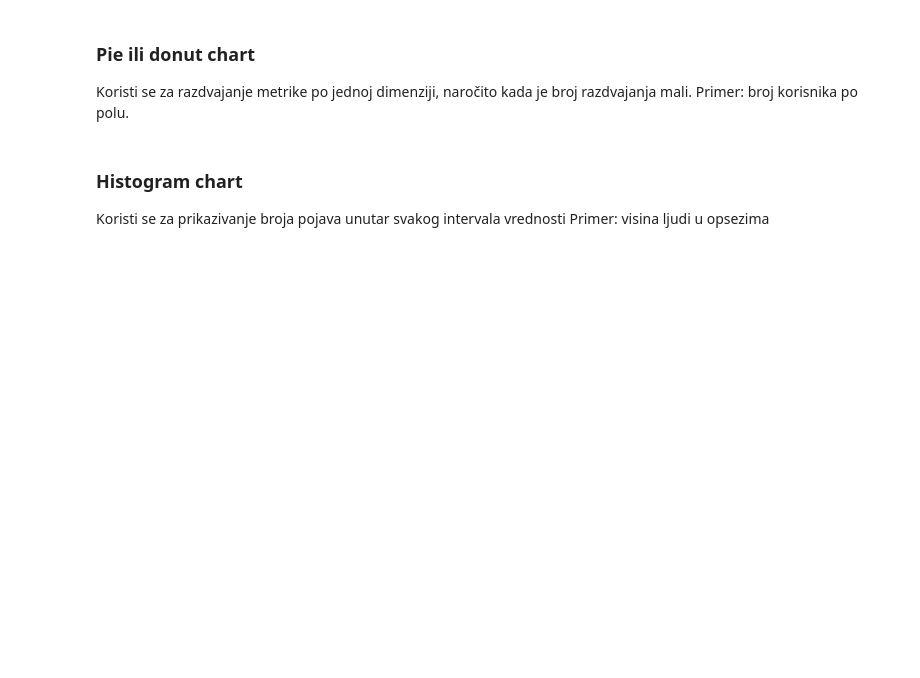
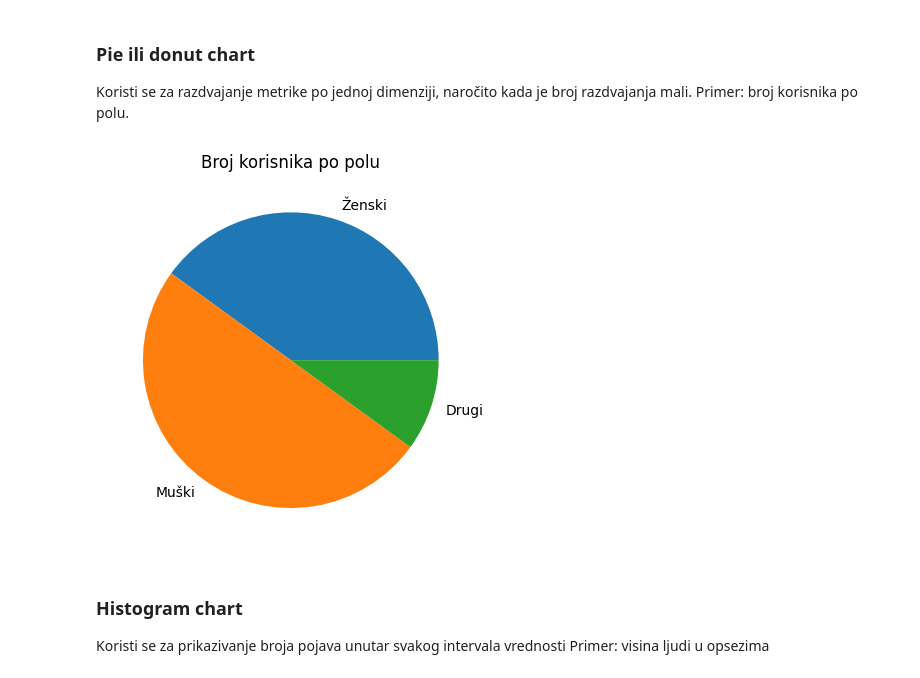
Before and after one commit to TLazarevic/data-analysis-lab, a Jupyter notebook: matplotlib.ipynb, the cells around one changed output. Drawn from its saved outputs; the diff is of its cells as text; code cells hidden in the pictures; blank space fills up the shorter version.

```diff
--- a/matplotlib.ipynb
+++ b/matplotlib.ipynb
@@ -152,18 +183,20 @@ Koristi se za razdvajanje metrike po jednoj dimenziji, naročito kada je broj ra
 Primer: broj korisnika po polu.
 # %%
 # napravi podatke:
-labels = 'Ženski', 'Muški'
-sizes = [40, 60]
+labels = ['Ženski', 'Muški', "Drugi"]
+sizes = [40, 50, 10]
 
 # iscrtaj:
 
 fig, ax = plt.subplots()
 
 ax.pie(sizes, labels=labels)
 
 ax.set_title("Broj korisnika po polu")
 
 plt.show()
+# %% [output]
+[figure, added]
 # %% [markdown]
 ### Histogram chart
 
```
Also changed, not shown: parts of 14 cells of this notebook.
